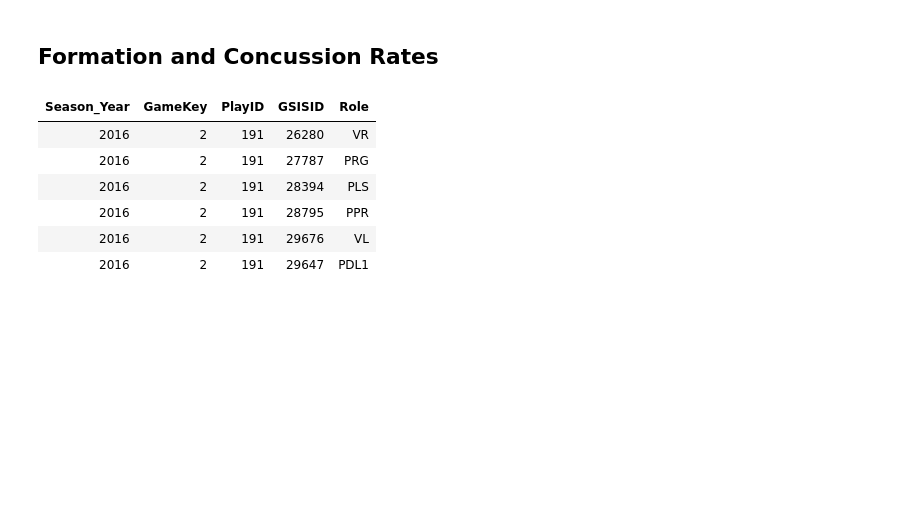
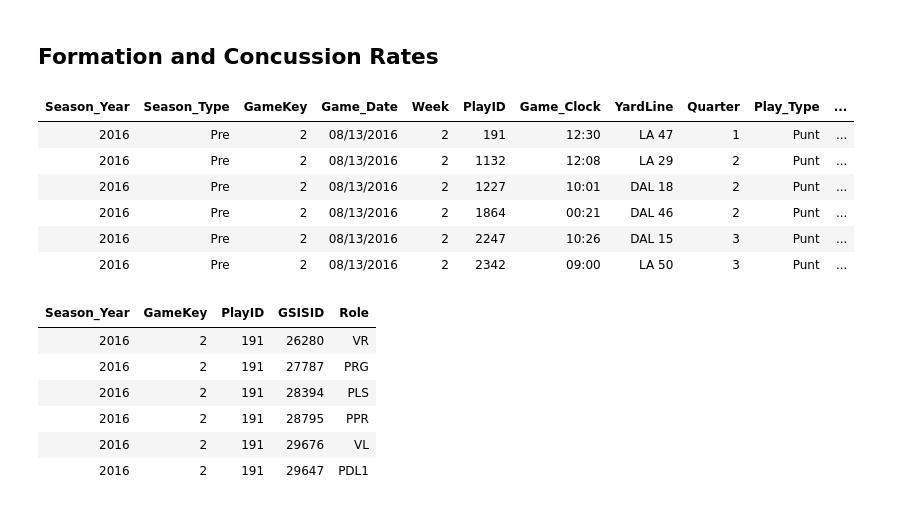
Before and after one commit to pranavrajwade/NFL-Punt-Analysis-EDA, a Jupyter notebook: Code/NFL Punt Concussion Analysis.ipynb, the cells around one changed output. Drawn from its saved outputs; the diff is of its cells as text; code cells hidden in the pictures; blank space fills up the shorter version.

```diff
--- a/Code/NFL Punt Concussion Analysis.ipynb
+++ b/Code/NFL Punt Concussion Analysis.ipynb
@@ -388,3 +387,13 @@ options(warn = oldw)
 [figure]
 # %% [markdown]
 ## Formation and Concussion Rates
+# %%
+head(play_info)
+# %% [output]
+| Season_Year | Season_Type | GameKey | Game_Date | Week | PlayID | Game_Clock | YardLine | Quarter | Play_Type | ... |
+| 2016 | Pre | 2 | 08/13/2016 | 2 | 191 | 12:30 | LA 47 | 1 | Punt | ... |
+| 2016 | Pre | 2 | 08/13/2016 | 2 | 1132 | 12:08 | LA 29 | 2 | Punt | ... |
+| 2016 | Pre | 2 | 08/13/2016 | 2 | 1227 | 10:01 | DAL 18 | 2 | Punt | ... |
+| 2016 | Pre | 2 | 08/13/2016 | 2 | 1864 | 00:21 | DAL 46 | 2 | Punt | ... |
+| 2016 | Pre | 2 | 08/13/2016 | 2 | 2247 | 10:26 | DAL 15 | 3 | Punt | ... |
+| 2016 | Pre | 2 | 08/13/2016 | 2 | 2342 | 09:00 | LA 50 | 3 | Punt | ... |
```
Also changed, not shown: parts of 7 cells of this notebook.
